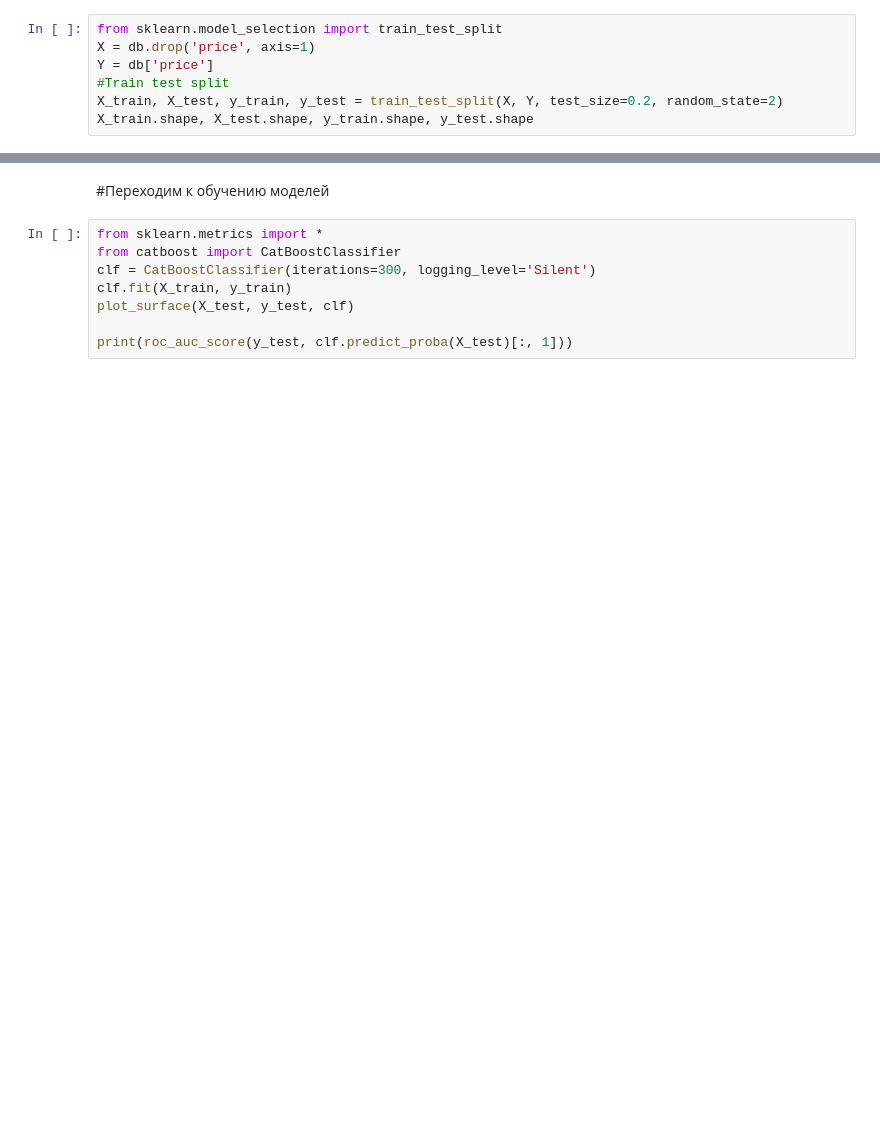
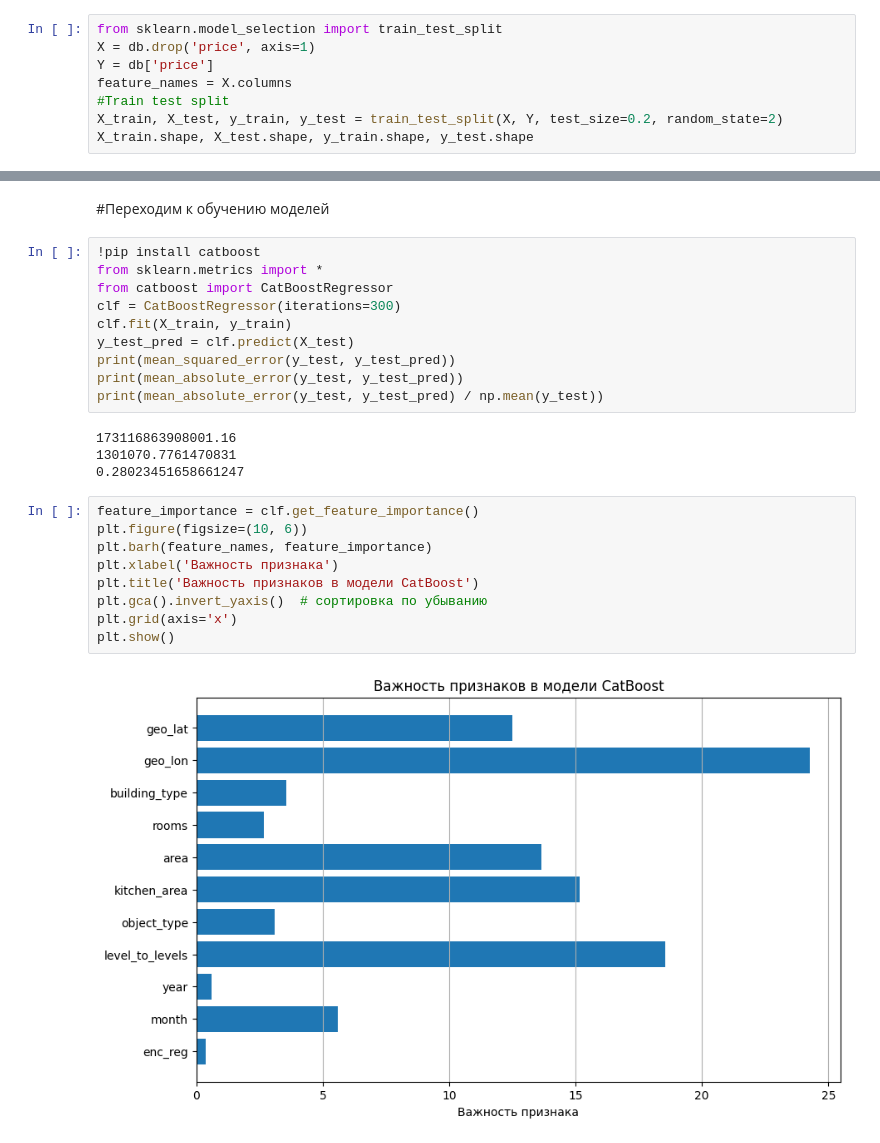
Before and after one commit to Evans-Sense/pet, a Jupyter notebook: HousePrices.ipynb, the cells around one changed output, grey strips where cells are left out. Cells and saved outputs as stored; diff of their text form; blank space fills up the shorter version.

```diff
--- a/HousePrices.ipynb
+++ b/HousePrices.ipynb
@@ -251,6 +262,7 @@ db.head()
 from sklearn.model_selection import train_test_split
 X = db.drop('price', axis=1)
 Y = db['price']
+feature_names = X.columns
 #Train test split
 X_train, X_test, y_train, y_test = train_test_split(X, Y, test_size=0.2, random_state=2)
 X_train.shape, X_test.shape, y_train.shape, y_test.shape
@@ -265,10 +289,27 @@ X_test = scaler.transform(X_test)
 # %% [markdown]
 #Переходим к обучению моделей
 # %%
+!pip install catboost
 from sklearn.metrics import *
-from catboost import CatBoostClassifier
-clf = CatBoostClassifier(iterations=300, logging_level='Silent')
+from catboost import CatBoostRegressor
+clf = CatBoostRegressor(iterations=300)
 clf.fit(X_train, y_train)
-plot_surface(X_test, y_test, clf)
-
-print(roc_auc_score(y_test, clf.predict_proba(X_test)[:, 1]))
+y_test_pred = clf.predict(X_test)
+print(mean_squared_error(y_test, y_test_pred))
+print(mean_absolute_error(y_test, y_test_pred))
+print(mean_absolute_error(y_test, y_test_pred) / np.mean(y_test))
+# %% [output]
+173116863908001.16
+1301070.7761470831
+0.28023451658661247
+# %%
+feature_importance = clf.get_feature_importance()
+plt.figure(figsize=(10, 6))
+plt.barh(feature_names, feature_importance)
+plt.xlabel('Важность признака')
+plt.title('Важность признаков в модели CatBoost')
+plt.gca().invert_yaxis()  # сортировка по убыванию
+plt.grid(axis='x')
+plt.show()
+# %% [output]
+[figure, added]
```
Also changed, not shown: parts of 14 cells of this notebook.
